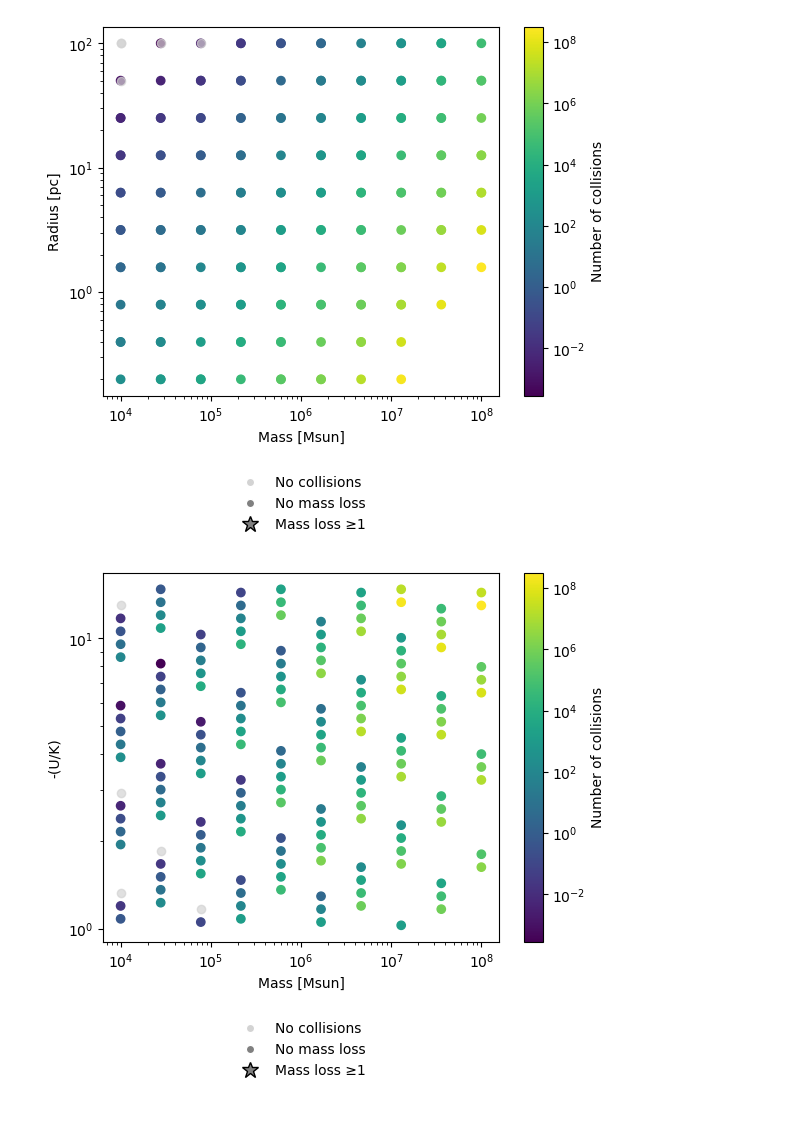
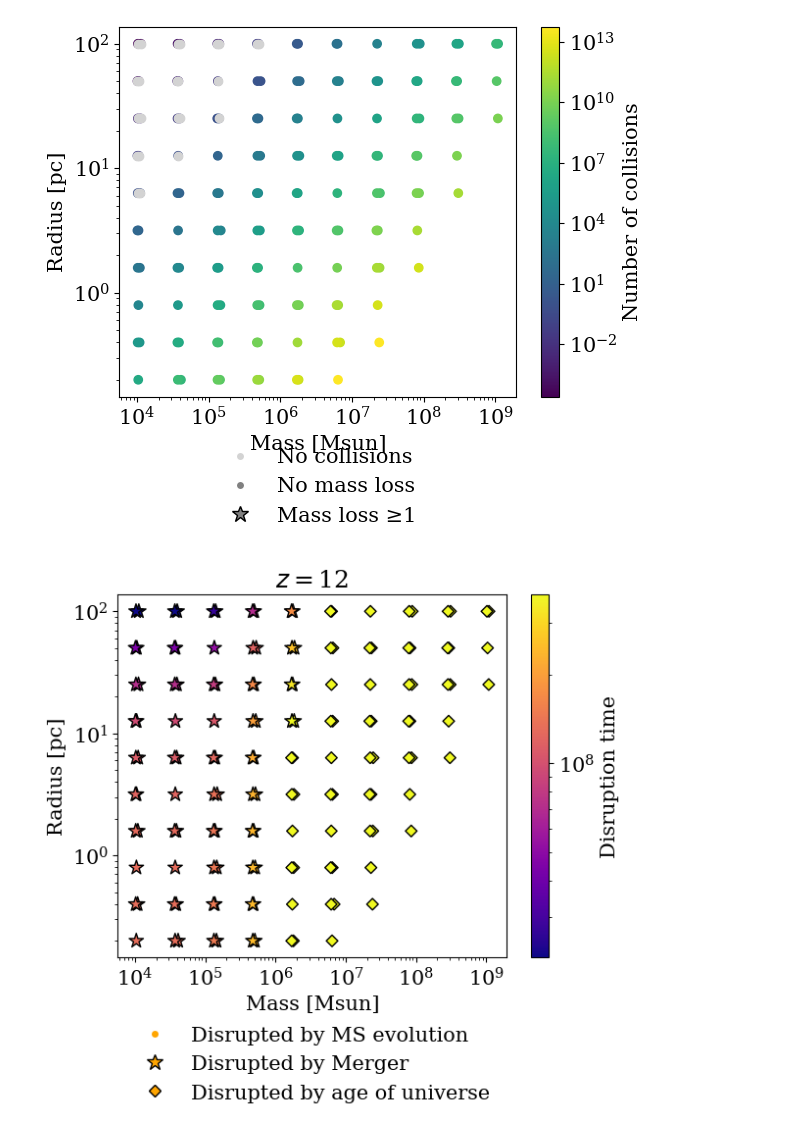
Before and after one commit to astro-claire/timescale-plots, a Jupyter notebook: models/pl175_1Msun_sp.ipynb, the cells around one changed output. Saved outputs shown, nothing was run; the diff lists cells and outputs as text; code cells hidden in the pictures.

```diff
--- a/models/pl175_1Msun_sp.ipynb
+++ b/models/pl175_1Msun_sp.ipynb
@@ -17,7 +19,7 @@ from timescales.analysis.model import create_dynamical_model
 from astropy.cosmology import FlatLambdaCDM
 cosmo = FlatLambdaCDM(71,0.27,Ob0=0.044, Tcmb0=2.726 *u.K)
 # %%
-masses_array   = np.logspace(4, 8, 10) * u.Msun
+masses_array   = np.logspace(4, 9, 10) * u.Msun
 radii_array    = np.logspace(-0.7, 2, 10) * u.pc
 velocity_array = np.logspace(-0.7, 2.2, 10) * u.km/u.s
 
@@ -38,7 +40,7 @@ print(len(M), len(R), len(V), len(K), len(U))  # -> 1_000_000 each (100*100*100
 # %%
-ensemble = TimescaleEnsemble(grid,
+model = TimescaleEnsemble(grid,
                     densityModel="power-law",
-                    Nsampling = 300,
+                    Nsampling = 100,
                     timescales_kwargs={'cosmology':cosmo},
                     profile_kwargs={"alpha":1.75})
 # %% [output]
@@ -47,5 +49,3 @@ alpha=1.75
 Using parameters for timescale evaluation
 cosmology=FlatLambdaCDM(H0=71.0 km / (Mpc s), Om0=0.27, Tcmb0=2.726 K, Neff=3.04, m_nu=[0. 0. 0.] eV, Ob0=0.044)
 No imf arguments given. Defaulting to 'salpeter'.
-# %%
-model = create_dynamical_model(ensemble)
@@ -58,0 +52,6 @@ collisions occur in 162 systems
+# %%
+mass_fraction_retained = 0.1
+z_final = 12
+results =  create_dynamical_model_integral(model,
+                            z_final=z_final,
+                            mass_fraction_retained=mass_fraction_retained)
@@ -59,9 +70,9 @@ collisions occur in 162 systems
 # %%
-
-x = model['mass'] * u.Msun
-y = model['radius'] * u.pc
-c = np.array(model['N_collisions'])
-mflag = np.array(model['N_collisions_massloss'])  # new flag array
+vratio = np.array([-results['potential'][i]/results['kinetic'][i] for i in range(len(results['potential']))])
+x = np.array([results['mass'][i].value+(results['mass'][i].value *0.01 * vratio[i]) for i in range(len(vratio))]) * u.Msun
+y = results['radius'] *u.pc
+c = np.array(results['N_collisions'])
+mflag = np.array(results['N_collisions_massloss'])  # new flag array
 
 fig, ax = plt.subplots()
 ax.set_xscale('log')
@@ -86,42 +97,41 @@ sc2 = ax.scatter(x[mask_star], y[mask_star],
                  c=np.ma.masked_equal(c[mask_star], 0),
                  cmap=cmap, norm=norm, marker='*', s=120, edgecolor='k')
 
 # Add explicit grey points for zeros
-ax.scatter(x[c == 0], y[c == 0], color="lightgrey", marker='o', alpha=0.7, label="0 collisions")
+ax.scatter(x[c < 1], y[c < 1], color="lightgrey", marker='o', alpha=1, label="0 collisions")
 
 # --- Colorbar ---
 cb = fig.colorbar(cm.ScalarMappable(norm=norm, cmap=cmap), ax=ax)
 cb.set_label("Number of collisions")
 
 # Add legend for shapes
 legend_handles = [
     plt.Line2D([], [], marker='o', color='w', markerfacecolor='lightgrey',
                label='No collisions'),
     plt.Line2D([], [], marker='o', color='w', markerfacecolor='gray',
                label='No mass loss'),
     plt.Line2D([], [], marker='*', color='w', markerfacecolor='gray',
                markeredgecolor='k', markersize=12, label='Mass loss ≥1')
 ]
 
 ax.legend(
     handles=legend_handles,
     loc="lower center",
     bbox_to_anchor=(0.5, -0.4),
     frameon=False
 )
 ax.set_xlabel("Mass [Msun]")
 ax.set_ylabel("Radius [pc]")
 
 plt.show()
 # %% [output]
-[figure, old version]
+[figure, new version]
 # %%
-
-x = model['mass'] * u.Msun
-y = -np.array(model['potential']*u.erg)/np.array(model['kinetic']*u.erg)
-c = np.array(model['N_collisions'])
-
-mflag = np.array(model['N_collisions_massloss'])  # new flag array
+vratio = np.array([-results['potential'][i]/results['kinetic'][i] for i in range(len(results['potential']))])
+x = np.array([results['mass'][i].value+(results['mass'][i].value *0.01 * vratio[i]) for i in range(len(vratio))]) * u.Msun
+y = results['radius'] *u.pc
+c = np.array(results['minimum_disruption_time']*u.yr)
+mflag = np.array(results['which_disruption_time'])  # new flag array
 
 fig, ax = plt.subplots()
 ax.set_xscale('log')
@@ -130,11 +140,12 @@ ax.set_yscale('log')
 # Mask zeros for log-scaling
 c_masked = np.ma.masked_equal(c, 0)
 norm = mcolors.LogNorm(vmin=c_masked.min(), vmax=c_masked.max())
-cmap = plt.cm.viridis
+cmap = plt.cm.plasma
 
 # --- Separate the two populations by shape ---
-mask_star = mflag >= 1   # star markers
-mask_circle = ~mask_star # circle markers
+mask_star = mflag == 0   # star markers
+mask_circle = mflag == 1 # circle markers
+mask_square= mflag == 2 # circle markers
 
 # Plot circles (no mass loss)
 sc1 = ax.scatter(x[mask_circle], y[mask_circle],
@@ -145,33 +156,40 @@ sc1 = ax.scatter(x[mask_circle], y[mask_circle],
 sc2 = ax.scatter(x[mask_star], y[mask_star],
                  c=np.ma.masked_equal(c[mask_star], 0),
                  cmap=cmap, norm=norm, marker='*', s=120, edgecolor='k')
+# Plot stars (mass loss ≥1)
+sc2 = ax.scatter(x[mask_square], y[mask_square],
+                 c=np.ma.masked_equal(c[mask_square], 0),
+                 cmap=cmap, norm=norm, marker='D',edgecolor='k')
 
-# Add explicit grey points for zeros
-ax.scatter(x[c == 0], y[c == 0], color="lightgrey", marker='o', alpha=0.7, label="0 collisions")
+# # Add explicit grey points for zeros
+# ax.scatter(x[c == 0], y[c == 0], color="lightgrey", marker='o', alpha=0.7, label="0 collisions")
 
 # --- Colorbar ---
 cb = fig.colorbar(cm.ScalarMappable(norm=norm, cmap=cmap), ax=ax)
-cb.set_label("Number of collisions")
+cb.set_label("Disruption time")
 
 # Add legend for shapes
 legend_handles = [
-    plt.Line2D([], [], marker='o', color='w', markerfacecolor='lightgrey',
-               label='No collisions'),
-    plt.Line2D([], [], marker='o', color='w', markerfacecolor='gray',
-               label='No mass loss'),
-    plt.Line2D([], [], marker='*', color='w', markerfacecolor='gray',
-               markeredgecolor='k', markersize=12, label='Mass loss ≥1')
+    # plt.Line2D([], [], marker='o', color='w', markerfacecolor='lightgrey',
+    #            label='No collisions'),
+    plt.Line2D([], [], marker='o', color='w', markerfacecolor='orange',
+               label='Disrupted by MS evolution'),
+    plt.Line2D([], [], marker='*', color='w', markerfacecolor='orange',
+               markeredgecolor='k', markersize=12, label='Disrupted by Merger'),
+    plt.Line2D([], [], marker='D', color='w', markerfacecolor='orange',
+               markeredgecolor='k', label='Disrupted by age of universe')
 ]
 
 ax.legend(
     handles=legend_handles,
     loc="lower center",
-    bbox_to_anchor=(0.5, -0.4),
+    bbox_to_anchor=(0.5, -0.45),
     frameon=False
 )
 ax.set_xlabel("Mass [Msun]")
-ax.set_ylabel("-(U/K)")
-
+ax.set_ylabel("Radius [pc]")
+plt.title(r"$z= $"+str(z_final))
+plt.savefig("../plots/disruption_"+str(model.Mstar)+str(model.densityModel)+str(model.alpha)+str(model.imfModel)+"z"+str(z_final)+".pdf")
 plt.show()
 # %% [output]
-[figure, old version]
+[figure, new version]
```
Also changed, not shown: parts of 9 cells of this notebook, 1 other file.
